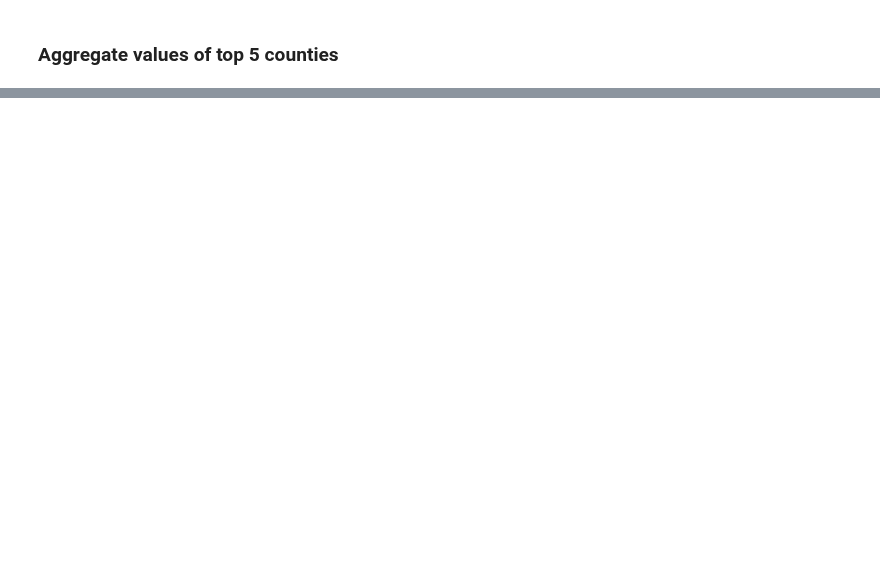
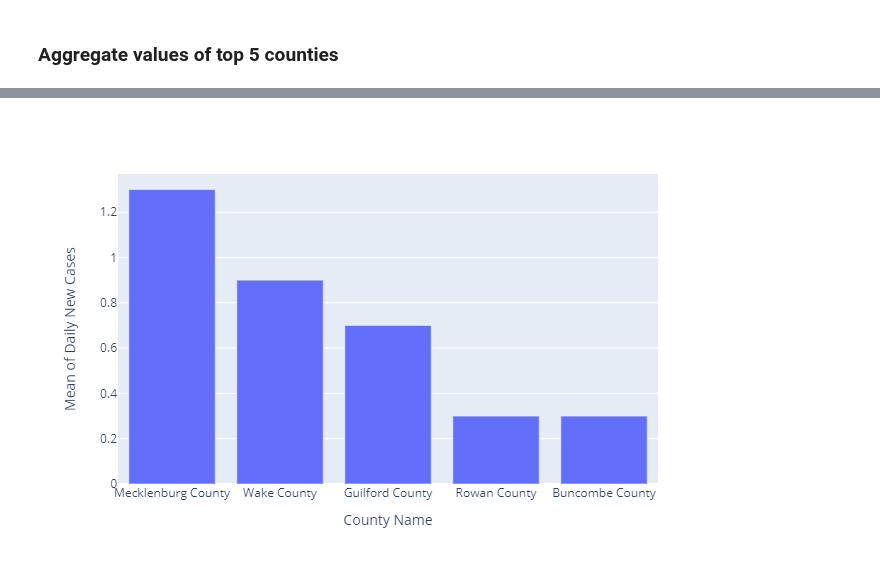
Before and after one commit to UNCG-CSE/COVID-Team-1, a Jupyter notebook: src/andy/Stage_2_Task_1.ipynb, the cells around one changed output, grey strips where cells are left out. Cells and saved outputs as stored; diff of their text form; code cells hidden in the pictures; blank space fills up the shorter version.

```diff
--- a/src/andy/Stage_2_Task_1.ipynb
+++ b/src/andy/Stage_2_Task_1.ipynb
@@ -266,0 +271,5 @@ deaths_mean_plot.show()
+# %%
+#deaths_mean_plot.show()
+Image(filename="andy/images/deaths_mean_plot.png")
+# %% [output]
+[figure, added]
```
Also changed, not shown: parts of 5 cells of this notebook, 17 other files.
